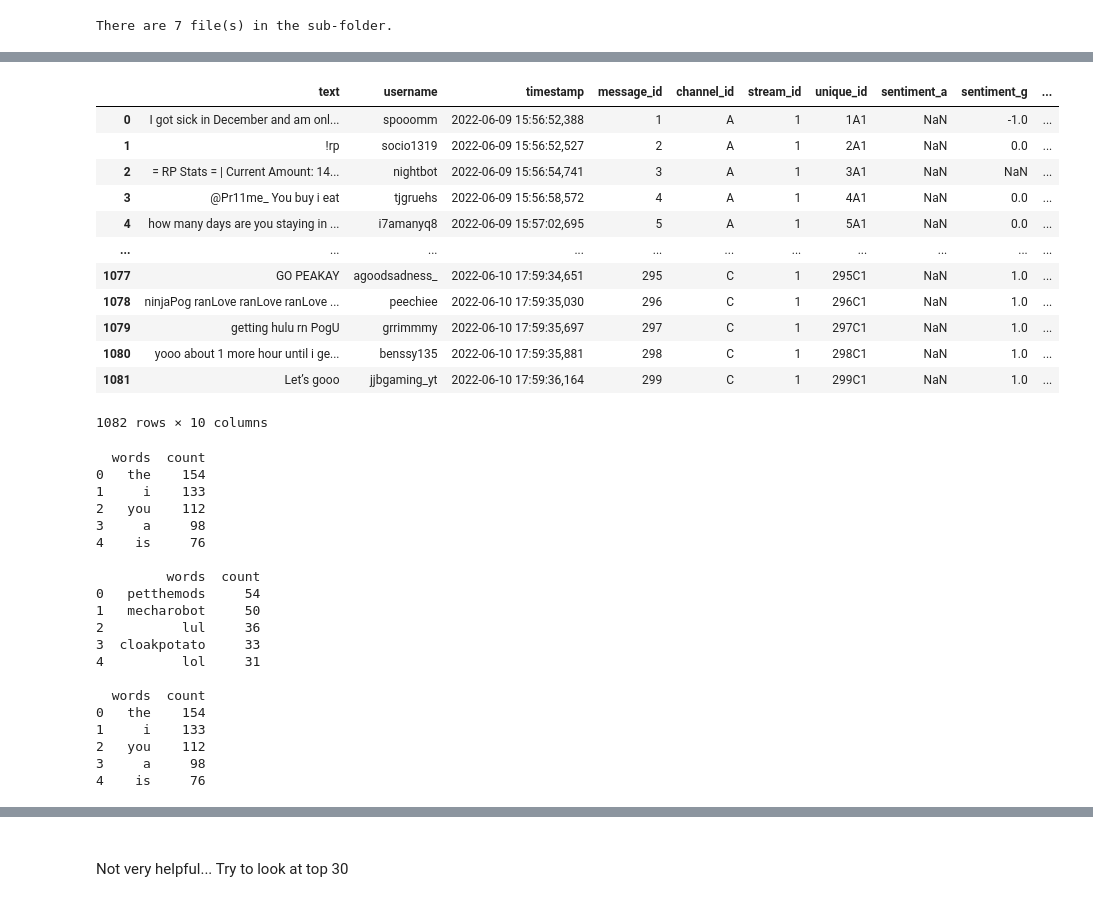
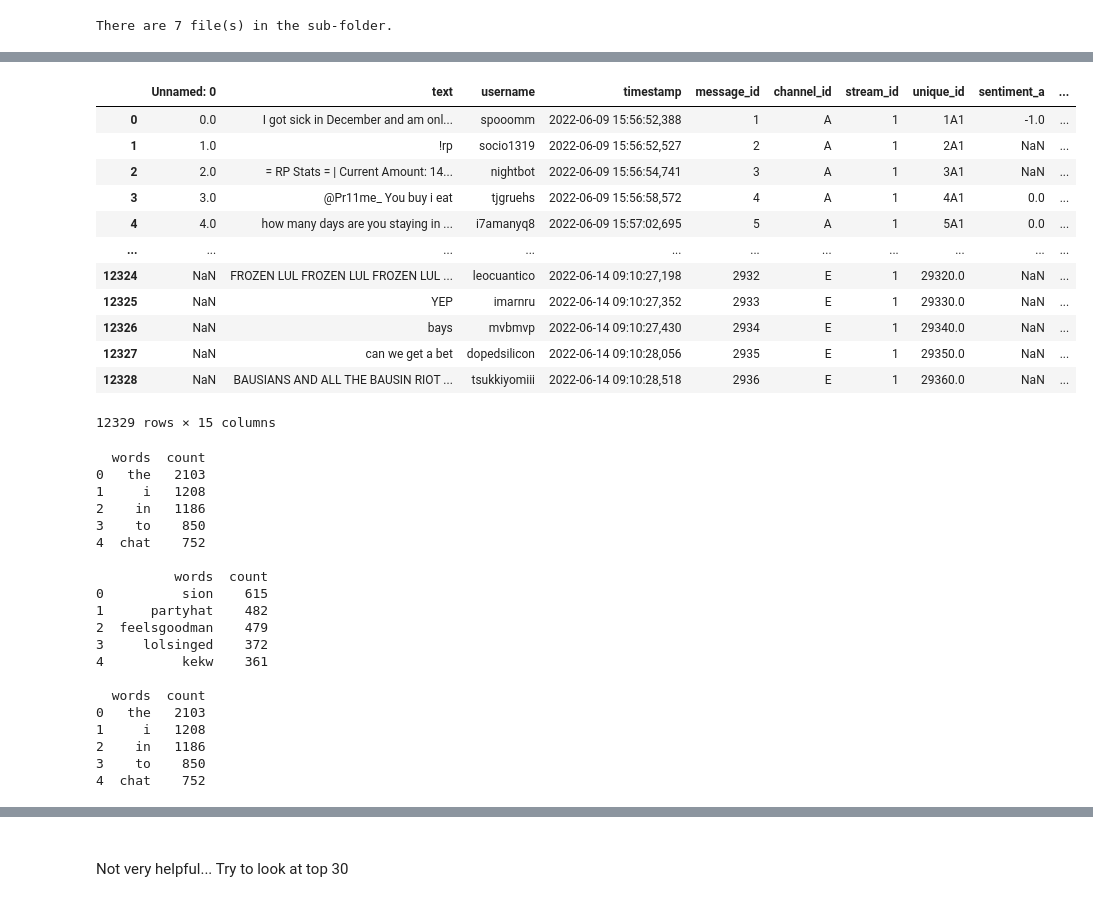
Before and after one commit to asimmeth/Twitch-Chat-Sentiment-Analyzer, a Jupyter notebook: notebooks/ALEX_EDA.ipynb, the cells around one changed output, grey strips where cells are left out. Drawn from its saved outputs; the diff is of its cells as text; code cells hidden in the pictures.

```diff
--- a/notebooks/ALEX_EDA.ipynb
+++ b/notebooks/ALEX_EDA.ipynb
@@ -76,44 +79,47 @@ The current size of the Streamer Union is: (12329, 14)
 # %%
 def tokenize(row):
     '''
     Function to tokenize the text messages
     '''
-    s = row['text'] #grabbing the text
-    s = re.sub("[^\w\s]", "", s) #removing punctuation
-    l = s.lower().split() #tokenizing and lowering
-    return l
+    try:
+        s = row['text'] #grabbing the text
+        s = re.sub("[^\w\s]", "", s) #removing punctuation
+        l = s.lower().split() #tokenizing and lowering
+        return l
+    except:
+        return ["N/A"]
 
 
 
 
 
 def sentiment(row):
     if 'pog' in df['text'].lower() and len(df['text']) == 1 :
         return 1
 
     if 'sadge' in df['text'].lower() and len(df['text']) == 1 :
         return -1
 
     if 'kekw' in df['text']:
         return 1
 
 
 streamer_df['Tokens'] = streamer_df.apply(tokenize, axis = 1) #applying the function
 streamer_df
 # %% [output]
-|  | text | username | timestamp | message_id | channel_id | stream_id | unique_id | sentiment_a | sentiment_g | ... |
-| 0 | I got sick in December and am onl... | spooomm | 2022-06-09 15:56:52,388 | 1 | A | 1 | 1A1 | NaN | -1.0 | ... |
-| 1 | !rp | socio1319 | 2022-06-09 15:56:52,527 | 2 | A | 1 | 2A1 | NaN | 0.0 | ... |
-| 2 | = RP Stats = | Current Amount: 14... | nightbot | 2022-06-09 15:56:54,741 | 3 | A | 1 | 3A1 | NaN | NaN | ... |
-| 3 | @Pr11me_ You buy i eat | tjgruehs | 2022-06-09 15:56:58,572 | 4 | A | 1 | 4A1 | NaN | 0.0 | ... |
-| 4 | how many days are you staying in ... | i7amanyq8 | 2022-06-09 15:57:02,695 | 5 | A | 1 | 5A1 | NaN | 0.0 | ... |
+|  | Unnamed: 0 | text | username | timestamp | message_id | channel_id | stream_id | unique_id | sentiment_a | ... |
+| 0 | 0.0 | I got sick in December and am onl... | spooomm | 2022-06-09 15:56:52,388 | 1 | A | 1 | 1A1 | -1.0 | ... |
+| 1 | 1.0 | !rp | socio1319 | 2022-06-09 15:56:52,527 | 2 | A | 1 | 2A1 | NaN | ... |
+| 2 | 2.0 | = RP Stats = | Current Amount: 14... | nightbot | 2022-06-09 15:56:54,741 | 3 | A | 1 | 3A1 | NaN | ... |
+| 3 | 3.0 | @Pr11me_ You buy i eat | tjgruehs | 2022-06-09 15:56:58,572 | 4 | A | 1 | 4A1 | 0.0 | ... |
+| 4 | 4.0 | how many days are you staying in ... | i7amanyq8 | 2022-06-09 15:57:02,695 | 5 | A | 1 | 5A1 | 0.0 | ... |
 | ... | ... | ... | ... | ... | ... | ... | ... | ... | ... | ... |
-| 1077 | GO PEAKAY | agoodsadness_ | 2022-06-10 17:59:34,651 | 295 | C | 1 | 295C1 | NaN | 1.0 | ... |
-| 1078 | ninjaPog ranLove ranLove ranLove ... | peechiee | 2022-06-10 17:59:35,030 | 296 | C | 1 | 296C1 | NaN | 1.0 | ... |
-| 1079 | getting hulu rn PogU | grrimmmy | 2022-06-10 17:59:35,697 | 297 | C | 1 | 297C1 | NaN | 1.0 | ... |
-| 1080 | yooo about 1 more hour until i ge... | benssy135 | 2022-06-10 17:59:35,881 | 298 | C | 1 | 298C1 | NaN | 1.0 | ... |
-| 1081 | Let’s gooo | jjbgaming_yt | 2022-06-10 17:59:36,164 | 299 | C | 1 | 299C1 | NaN | 1.0 | ... |
+| 12324 | NaN | FROZEN LUL FROZEN LUL FROZEN LUL ... | leocuantico | 2022-06-14 09:10:27,198 | 2932 | E | 1 | 29320.0 | NaN | ... |
+| 12325 | NaN | YEP | imarnru | 2022-06-14 09:10:27,352 | 2933 | E | 1 | 29330.0 | NaN | ... |
+| 12326 | NaN | bays | mvbmvp | 2022-06-14 09:10:27,430 | 2934 | E | 1 | 29340.0 | NaN | ... |
+| 12327 | NaN | can we get a bet | dopedsilicon | 2022-06-14 09:10:28,056 | 2935 | E | 1 | 29350.0 | NaN | ... |
+| 12328 | NaN | BAUSIANS AND ALL THE BAUSIN RIOT ... | tsukkiyomiii | 2022-06-14 09:10:28,518 | 2936 | E | 1 | 29360.0 | NaN | ... |
-1082 rows × 10 columns
+12329 rows × 15 columns
 # %%
 #EDA
 tokens = streamer_df['Tokens'] #list of messages tokenized (split)
@@ -146,25 +152,25 @@ print(word_freq_fake.head(5), '\n')
 print(word_freq_real.head(5), '\n')
 # %% [output]
   words  count
-0   the    154
-1     i    133
-2   you    112
-3     a     98
-4    is     76
+0   the   2103
+1     i   1208
+2    in   1186
+3    to    850
+4  chat    752
 
-         words  count
-0   petthemods     54
-1   mecharobot     50
-2          lul     36
-3  cloakpotato     33
-4          lol     31
+          words  count
+0          sion    615
+1      partyhat    482
+2  feelsgoodman    479
+3     lolsinged    372
+4          kekw    361
 
   words  count
-0   the    154
-1     i    133
-2   you    112
-3     a     98
-4    is     76
+0   the   2103
+1     i   1208
+2    in   1186
+3    to    850
+4  chat    752
 # %%
 #Frequency Graphs & Tables
 
```
Also changed, not shown: parts of 6 cells of this notebook.
